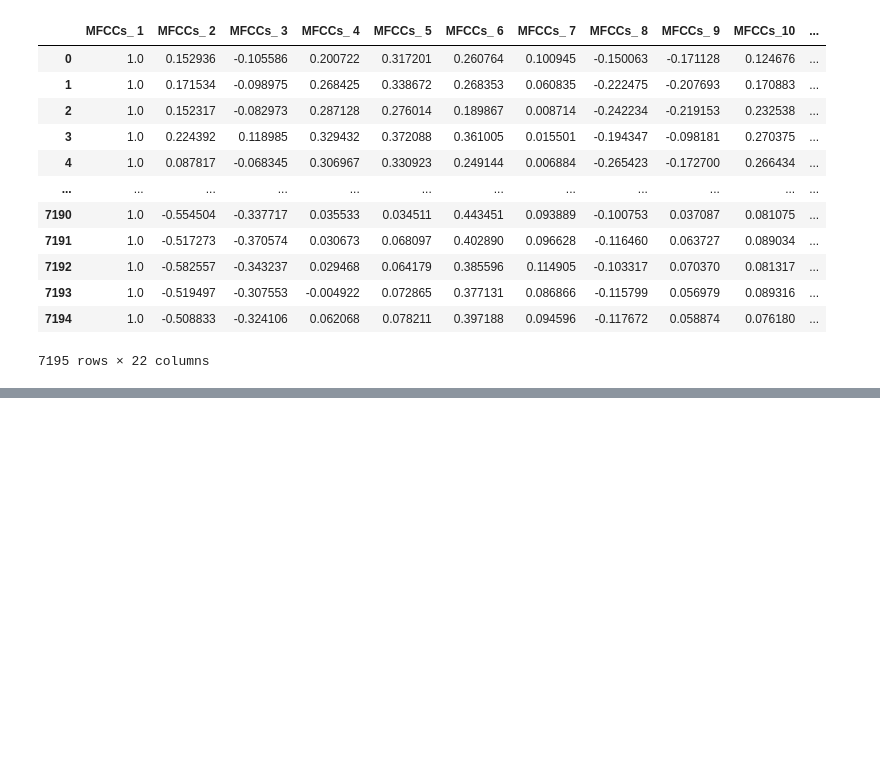
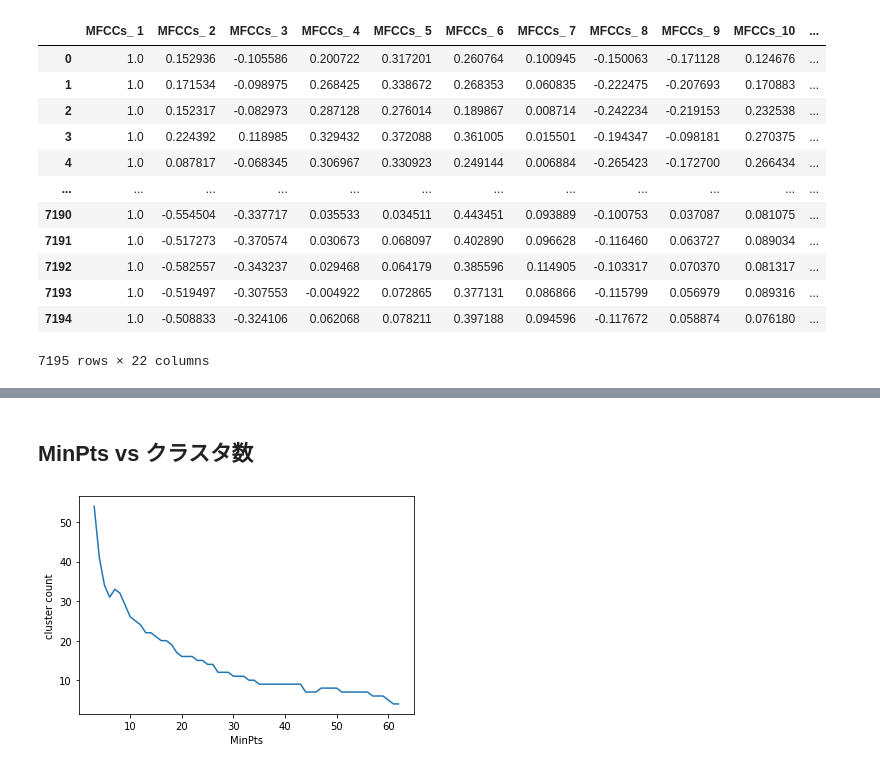
Before and after one commit to yamoyamoto/ml_playground, a Jupyter notebook: work/clastering/classtering2.ipynb, the cells around one changed output, grey strips where cells are left out. Saved outputs shown, nothing was run; the diff lists cells and outputs as text; code cells hidden in the pictures; blank space fills up the shorter version.

```diff
--- a/work/clastering/classtering2.ipynb
+++ b/work/clastering/classtering2.ipynb
@@ -96,0 +98,26 @@ KeyboardInterrupt:
+# %%
+data_X = []
+data_cluster_num = []
+data_noise_count = []
+
+i = 3
+for _ in tqdm.tqdm(range(60)):
+  clustering = DBSCAN(eps=0.2, min_samples=i, metric="precomputed").fit(dist_matrix)
+  data_X.append(i)
+  counter = collections.Counter(clustering.labels_)
+  data_noise_count.append(counter[-1])
+  data_cluster_num.append(len(counter))
+  i += 1
+# %% [markdown]
+## MinPts vs クラスタ数
+# %%
+fig = plt.figure()
+ax = fig.add_subplot()
+
+ax.set_xlabel("MinPts")
+ax.set_ylabel("cluster count")
+ax.plot(data_X, data_cluster_num)
+
+plt.show()
+# %% [output]
+[figure, added]
```
Also changed, not shown: parts of 16 cells of this notebook.
